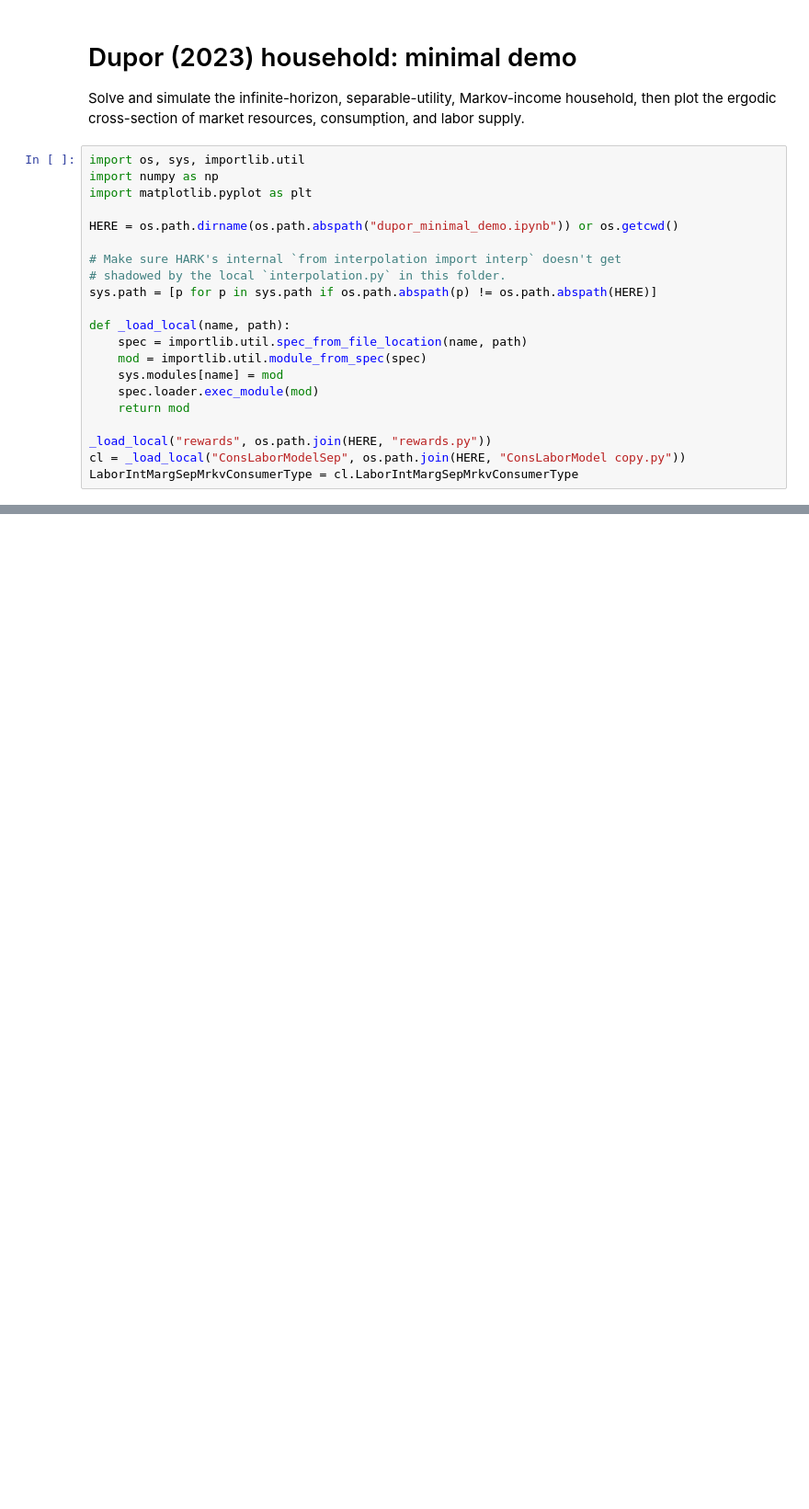
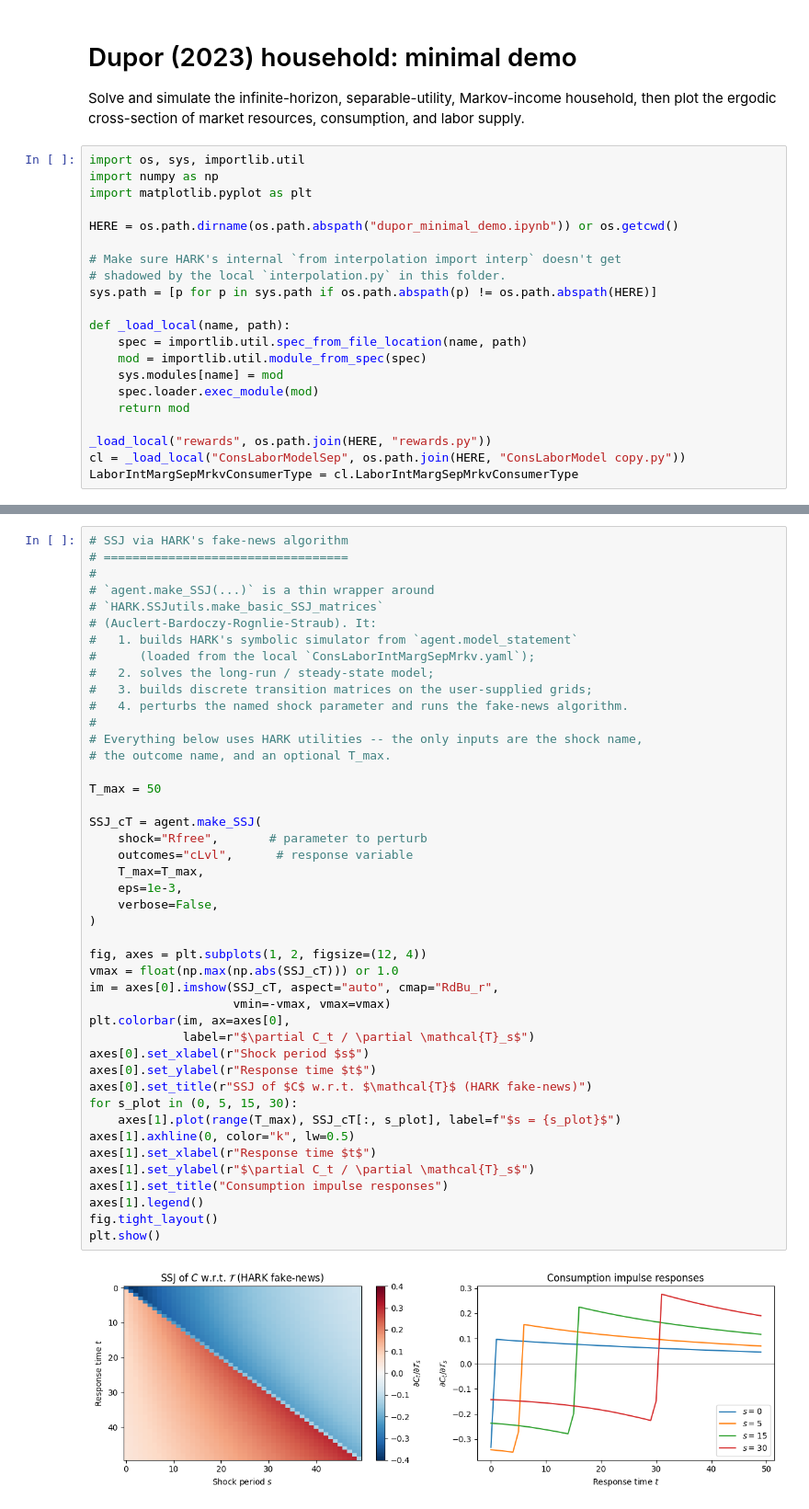
Before and after one commit to nathanrobino/Dupor2023-bn, a Jupyter notebook: matsya-exercise/dupor_minimal_demo.ipynb, the cells around one changed output, grey strips where cells are left out. Shown at 92% size. Drawn from its saved outputs; the diff is of its cells as text; blank space fills up the shorter version.

```diff
--- a/matsya-exercise/dupor_minimal_demo.ipynb
+++ b/matsya-exercise/dupor_minimal_demo.ipynb
@@ -54,0 +61,46 @@ plt.show()
+# %%
+# SSJ via HARK's fake-news algorithm
+# ==================================
+#
+# `agent.make_SSJ(...)` is a thin wrapper around
+# `HARK.SSJutils.make_basic_SSJ_matrices`
+# (Auclert-Bardoczy-Rognlie-Straub). It:
+#   1. builds HARK's symbolic simulator from `agent.model_statement`
+#      (loaded from the local `ConsLaborIntMargSepMrkv.yaml`);
+#   2. solves the long-run / steady-state model;
+#   3. builds discrete transition matrices on the user-supplied grids;
+#   4. perturbs the named shock parameter and runs the fake-news algorithm.
+#
+# Everything below uses HARK utilities -- the only inputs are the shock name,
+# the outcome name, and an optional T_max.
+
+T_max = 50
+
+SSJ_cT = agent.make_SSJ(
+    shock="Rfree",       # parameter to perturb
+    outcomes="cLvl",      # response variable
+    T_max=T_max,
+    eps=1e-3,
+    verbose=False,
+)
+
+fig, axes = plt.subplots(1, 2, figsize=(12, 4))
+vmax = float(np.max(np.abs(SSJ_cT))) or 1.0
+im = axes[0].imshow(SSJ_cT, aspect="auto", cmap="RdBu_r",
+                    vmin=-vmax, vmax=vmax)
+plt.colorbar(im, ax=axes[0],
+             label=r"$\partial C_t / \partial \mathcal{T}_s$")
+axes[0].set_xlabel(r"Shock period $s$")
+axes[0].set_ylabel(r"Response time $t$")
+axes[0].set_title(r"SSJ of $C$ w.r.t. $\mathcal{T}$ (HARK fake-news)")
+for s_plot in (0, 5, 15, 30):
+    axes[1].plot(range(T_max), SSJ_cT[:, s_plot], label=f"$s = {s_plot}$")
+axes[1].axhline(0, color="k", lw=0.5)
+axes[1].set_xlabel(r"Response time $t$")
+axes[1].set_ylabel(r"$\partial C_t / \partial \mathcal{T}_s$")
+axes[1].set_title("Consumption impulse responses")
+axes[1].legend()
+fig.tight_layout()
+plt.show()
+# %% [output]
+[figure, added]
```
Also changed, not shown: parts of 3 cells of this notebook, 2 other files.
